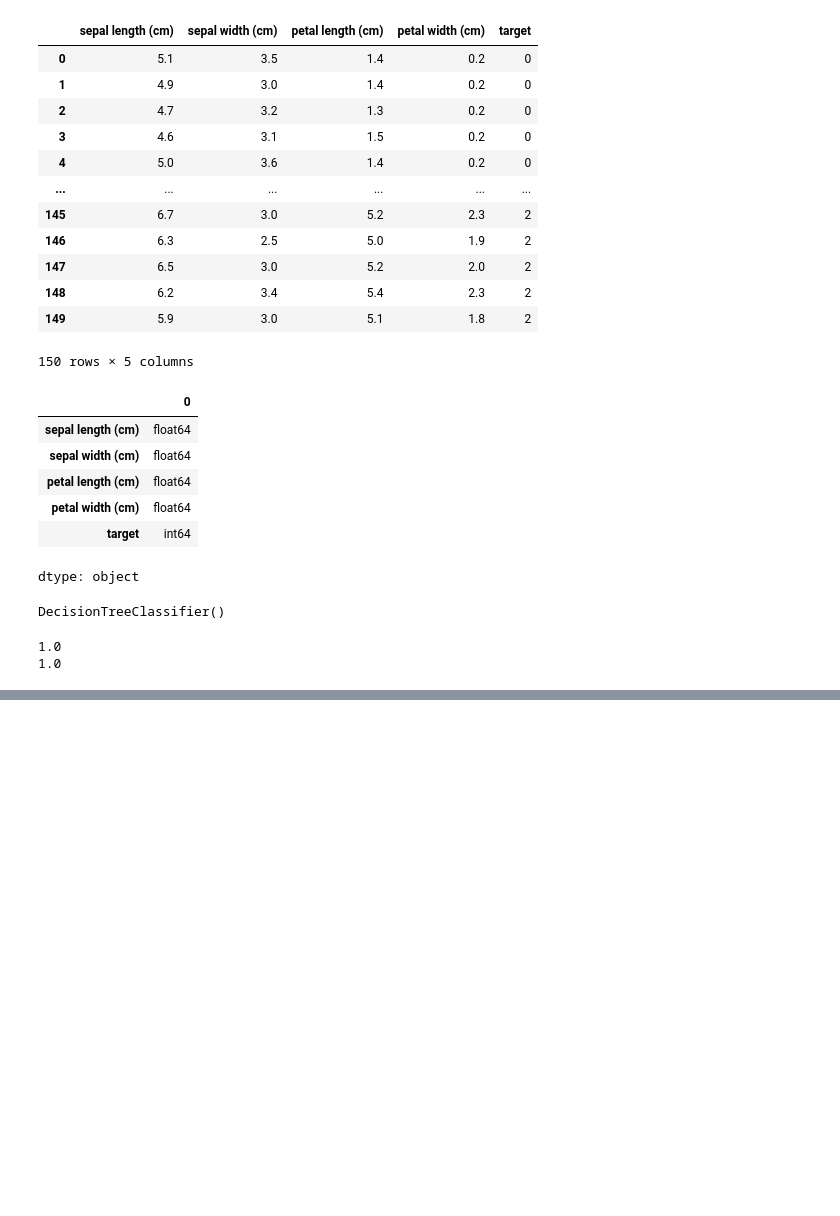
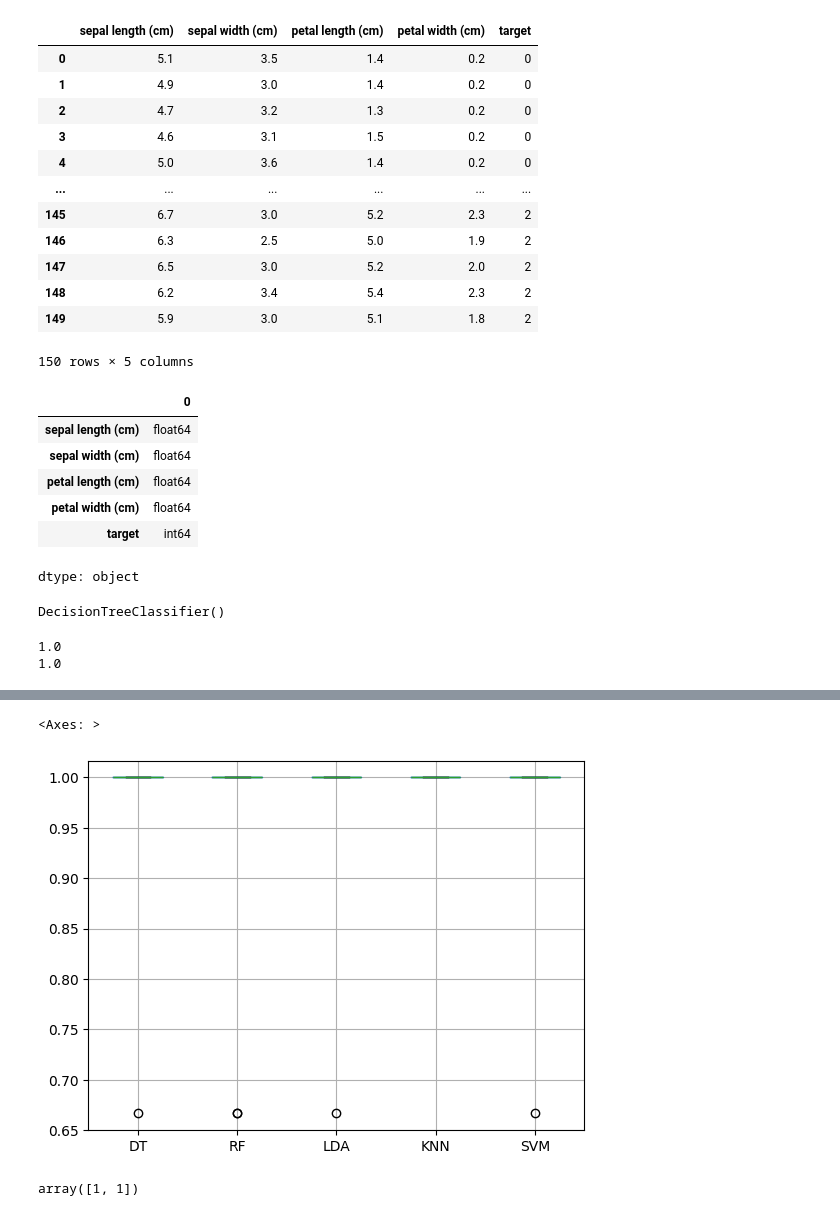
Before and after one commit to denverkim/ALGORITHM, a Jupyter notebook: ALGORITHM_LAB10.ipynb, the cells around one changed output, grey strips where cells are left out. Saved outputs shown, nothing was run; the diff lists cells and outputs as text; code cells hidden in the pictures; blank space fills up the shorter version.

```diff
--- a/ALGORITHM_LAB10.ipynb
+++ b/ALGORITHM_LAB10.ipynb
@@ -109,0 +113,6 @@ print(accuracy_score(y_test, y_pred))
+# %%
+# 랜덤 포레스트
+from sklearn.ensemble import RandomForestClassifier
+
+rf = RandomForestClassifier()
+rf.fit(x_train, y_train)
@@ -109,0 +125,31 @@ print(accuracy_score(y_test, y_pred))
+# %%
+rf_cv = cross_val_score(rf, x_test, y_test, scoring='accuracy', cv=10)
+# %%
+# Create 5 machine learning models, pick the best and build confidence that the accuracy is reliable. 아이리스 데이터를 가지고 머신러닝 모델을 개발한 후 성능비교
+# §Build DT, RF, LDA, kNN, and SVM models. 5개 모델 구축
+from sklearn.discriminant_analysis import LinearDiscriminantAnalysis
+lda = LinearDiscriminantAnalysis()
+lda.fit(x_train, y_train)
+lda_cv = cross_val_score(lda, x_test, y_test, scoring='accuracy', cv=10)
+
+from sklearn.neighbors import KNeighborsClassifier
+knn = KNeighborsClassifier()
+knn.fit(x_train, y_train)
+knn_cv = cross_val_score(knn, x_test, y_test, scoring='accuracy', cv=10)
+
+from sklearn.svm import SVC
+svm = SVC()
+svm.fit(x_train, y_train)
+svm_cv = cross_val_score(svm, x_test, y_test, scoring='accuracy', cv=10)
+# %%
+# §Use 10-fold cross validation to compare the models. 교차검증을 사용하여 모델비교
+
+summary = pd.DataFrame({'DT': dt_cv, 'RF': rf_cv, 'LDA': lda_cv, 'KNN': knn_cv, 'SVM': svm_cv})
+
+import matplotlib.pyplot as plt
+
+summary_mean = summary.mean()
+summary_std = summary.std()
+
+pd.DataFrame({'정확도 평균': summary_mean,
+              '정확도 표준편차': summary_std})
@@ -109,0 +163,11 @@ print(accuracy_score(y_test, y_pred))
+# %%
+summary.boxplot()
+# %% [output]
+<Axes: >
+[figure, added]
+# %%
+# §Predict with actual data. 실데이터를 가지고 예측하기
+
+knn.predict(x_test.iloc[:2])
+# %% [output]
+array([1, 1])
```
Also changed, not shown: parts of 7 cells of this notebook.
